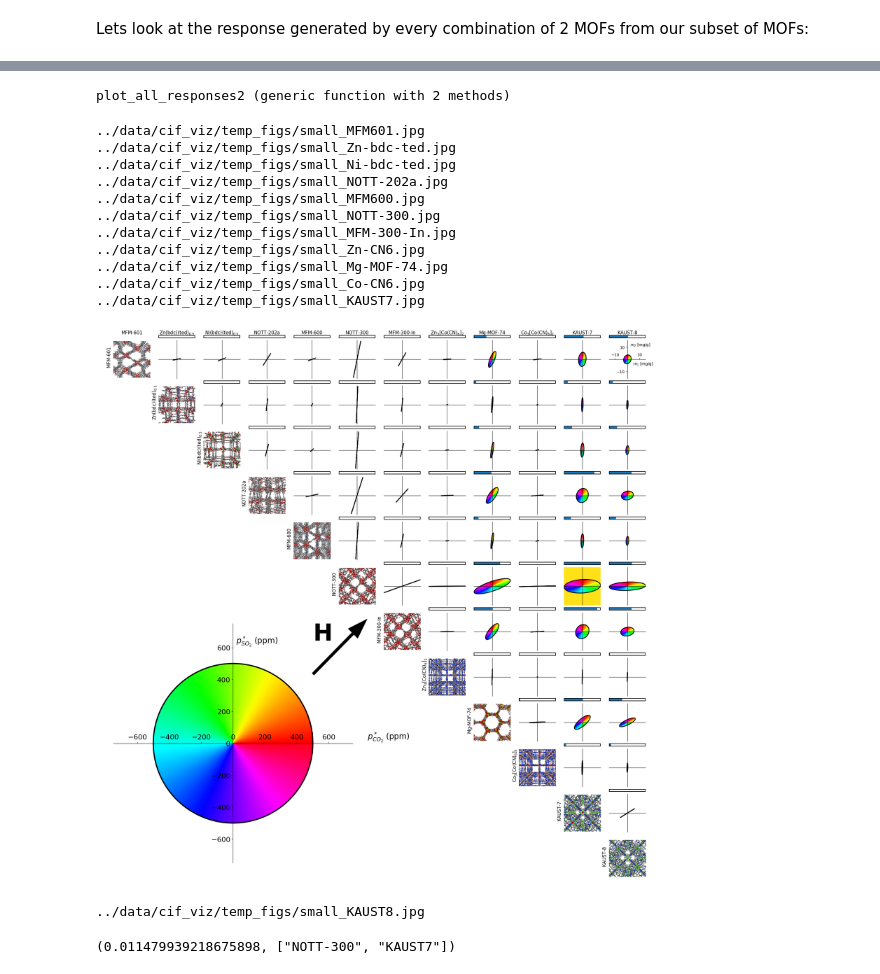
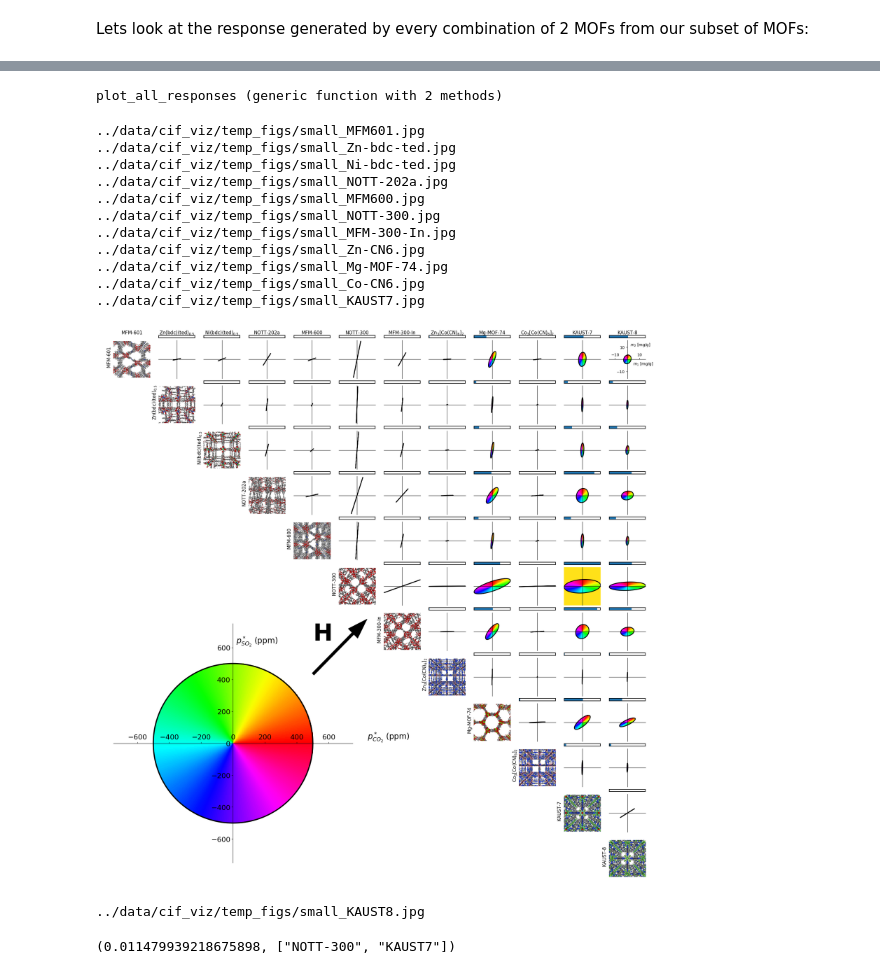
Before and after one commit to SimonEnsemble/sensor_arrays, a Jupyter notebook: src/Sensing.ipynb, the cells around one changed output, grey strips where cells are left out. Drawn from its saved outputs; the diff is of its cells as text; code cells hidden in the pictures.

```diff
--- a/src/Sensing.ipynb
+++ b/src/Sensing.ipynb
@@ -659,5 +514,5 @@ plot_all_responses (generic function with 2 methods)
 # %%
-function plot_all_responses2(gases::Array{<:AbstractString, 1}, indicator_type::Symbol=:sigma2)
+function plot_all_responses(gases::Array{<:AbstractString, 1}, indicator_type::Symbol=:sigma2)
     r = 500
     N = 250
     θ = range(0, stop=2*π, length=N)
@@ -858,21 +713,21 @@ function plot_all_responses2(gases::Array{<:AbstractString, 1}, indicator_type::
     return (max_indicator, [df_henry[:crystal][best_ellipse[1]], df_henry[:crystal][best_ellipse[2]]])
 end
 # %% [output]
-plot_all_responses2 (generic function with 2 methods)
+plot_all_responses (generic function with 2 methods)
 # %%
-(max_sigma2, best_pair) = plot_all_responses2(["CO2", "SO2"], :sigma2)
+(max_sigma2, best_pair) = plot_all_responses(["CO2", "SO2"], :sigma2)
 # %% [output]
 ../data/cif_viz/temp_figs/small_MFM601.jpg
 ../data/cif_viz/temp_figs/small_Zn-bdc-ted.jpg
 ../data/cif_viz/temp_figs/small_Ni-bdc-ted.jpg
 ../data/cif_viz/temp_figs/small_NOTT-202a.jpg
 ../data/cif_viz/temp_figs/small_MFM600.jpg
 ../data/cif_viz/temp_figs/small_NOTT-300.jpg
 ../data/cif_viz/temp_figs/small_MFM-300-In.jpg
 ../data/cif_viz/temp_figs/small_Zn-CN6.jpg
 ../data/cif_viz/temp_figs/small_Mg-MOF-74.jpg
 ../data/cif_viz/temp_figs/small_Co-CN6.jpg
 ../data/cif_viz/temp_figs/small_KAUST7.jpg
-[figure, old version]
+[figure, new version]
 ../data/cif_viz/temp_figs/small_KAUST8.jpg
 (0.011479939218675898, ["NOTT-300", "KAUST7"])
```
Also changed, not shown: parts of 13 cells of this notebook, 1 other file.
